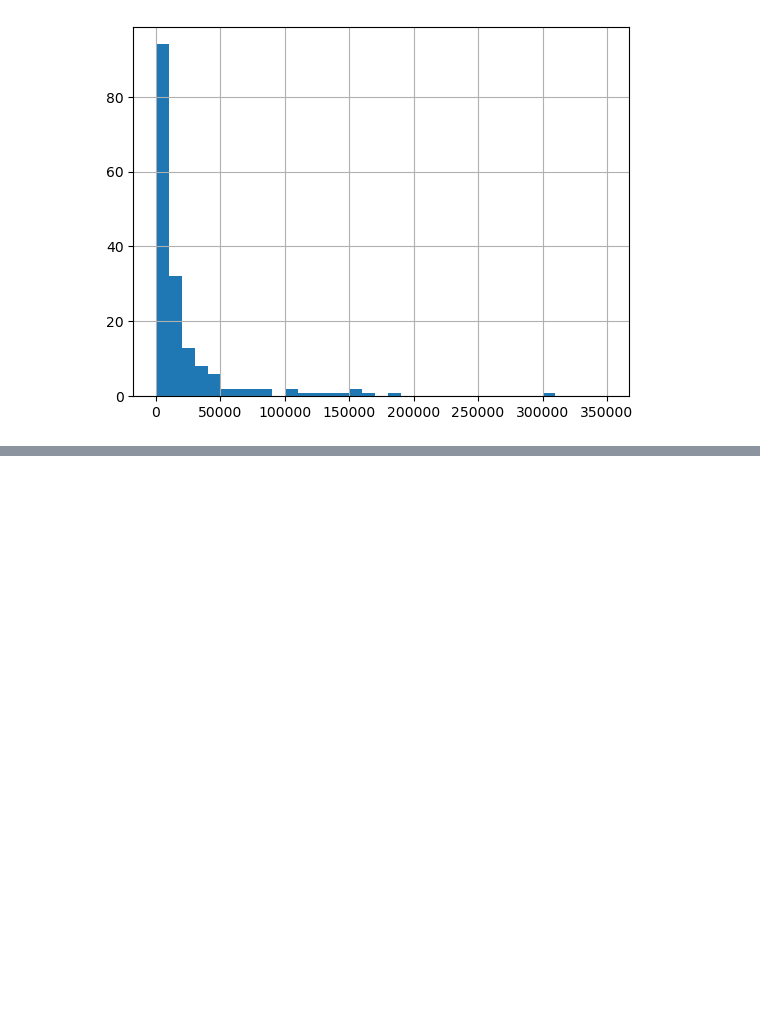
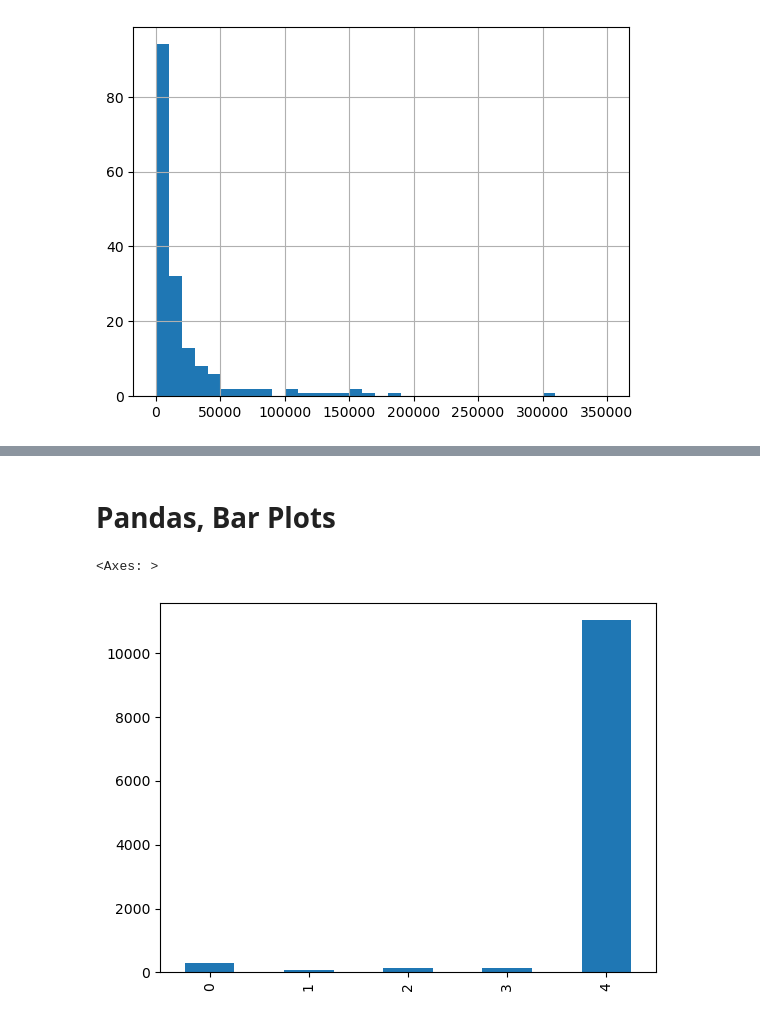
Before and after one commit to rabobahago/data_analytics_projects, a Jupyter notebook: visualizing_earnings_based_on_college_majors/main.ipynb, the cells around one changed output, grey strips where cells are left out. Cells and saved outputs as stored; diff of their text form; code cells hidden in the pictures; blank space fills up the shorter version.

```diff
--- a/visualizing_earnings_based_on_college_majors/main.ipynb
+++ b/visualizing_earnings_based_on_college_majors/main.ipynb
@@ -141,0 +168,7 @@ recent_grads['Women'].hist(bins=35, range=(0,350000))
+# %% [markdown]
+# Pandas, Bar Plots
+# %%
+recent_grads[:5]['Women'].plot(kind='bar')
+# %% [output]
+<Axes: >
+[figure, added]
```
Also changed, not shown: parts of 5 cells of this notebook.
